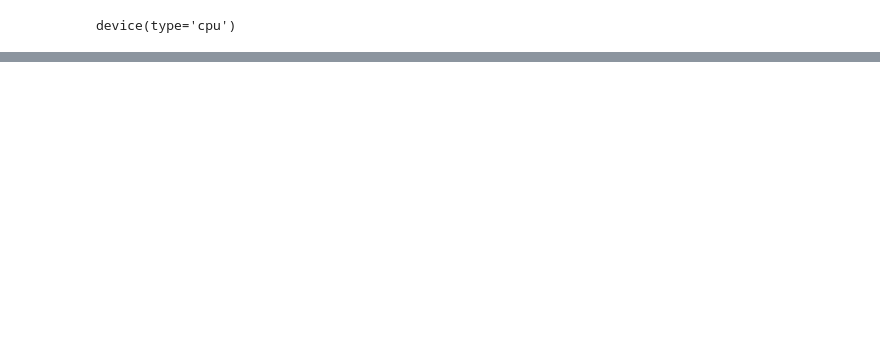
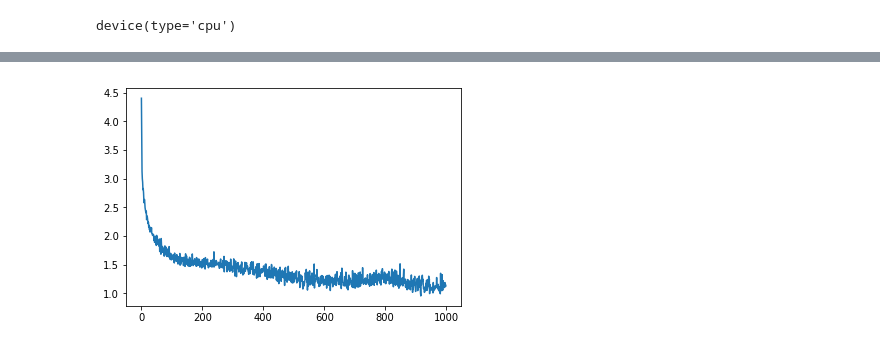
Before and after one commit to outkine/ml-stuff, a Jupyter notebook: Frankenstein.ipynb, the cells around one changed output, grey strips where cells are left out. Saved outputs shown, nothing was run; the diff lists cells and outputs as text; code cells hidden in the pictures; blank space fills up the shorter version.

```diff
--- a/Frankenstein.ipynb
+++ b/Frankenstein.ipynb
@@ -67,7 +67,7 @@ def random_training_set(doc, doc_len, chunk_len, batch_size):
 
     return inp, target
 # %%
-def train(vocab, inp, target, net, criterion, optimizer, teacher_ratio):
+def train(vocab, inp, target, net, criterion, optimizer, scheduler, teacher_ratio):
     batch_size = inp.size(0)
     hidden = None
     net.zero_grad()
@@ -88,6 +88,7 @@ def train(vocab, inp, target, net, criterion, optimizer, teacher_ratio):
 
     loss.backward()
     optimizer.step()
+    scheduler.step()
 
     return loss.item() / inp.size(1)
 # %%
@@ -96,6 +97,7 @@ def run_train(doc,
               net,
               criterion,
               optimizer,
+              scheduler,
               n_epochs,
               chunk_len,
               batch_size,
@@ -105,7 +107,7 @@ def run_train(doc,
 
     for epoch in tqdm(range(n_epochs)):
         inp, target = random_training_set(doc, doc_len, chunk_len, batch_size)
-        loss = train(vocab, inp, target, net, criterion, optimizer,
+        loss = train(vocab, inp, target, net, criterion, optimizer, scheduler,
                      teacher_ratio)
 
         if DEBUG:
@@ -138,15 +167,13 @@ hidden_size = 100
 n_layers = 2
 model = 'gru'
 learning_rate = 0.01
-n_epochs = 3000
-chunk_len = 200
-batch_size = 100
-teacher_ratio = .8
+n_epochs = 1000
+chunk_len = 100
+batch_size = 128
+teacher_ratio = 0.9
 
 net = CharRNN(len(vocab), hidden_size, len(vocab), model, n_layers).to(device)
 
 criterion = nn.CrossEntropyLoss()
 optimizer = torch.optim.Adam(net.parameters(), lr=learning_rate)
+scheduler = torch.optim.lr_scheduler.CosineAnnealingLR(optimizer, 200)
-# %%
-run_train(doc, doc_len, net, criterion, optimizer, n_epochs, chunk_len, batch_size, teacher_ratio)
-torch.save(net.state_dict(), 'state.pt')
@@ -156,0 +180,16 @@ Final loss: 1.8885369873046876
+# %%
+run_train(doc, doc_len, net, criterion, optimizer, scheduler, n_epochs, chunk_len, batch_size, teacher_ratio)
+
+
+STATES_DIR = './states'
+if not os.path.isdir(STATES_DIR):
+    os.makedirs(STATES_DIR)
+
+i = 0
+while True:
+    path = os.path.join(STATES_DIR, f'state{i}.pt')
+    if not os.path.isfile(path):
+        torch.save(net.state_dict(), path)
+        break
+    i += 1
+# %% [output]
@@ -157 +198,2 @@ Final loss: 1.8885369873046876
+[figure, added]
 # %%
```
Also changed, not shown: parts of 5 cells of this notebook, 1 other file.
